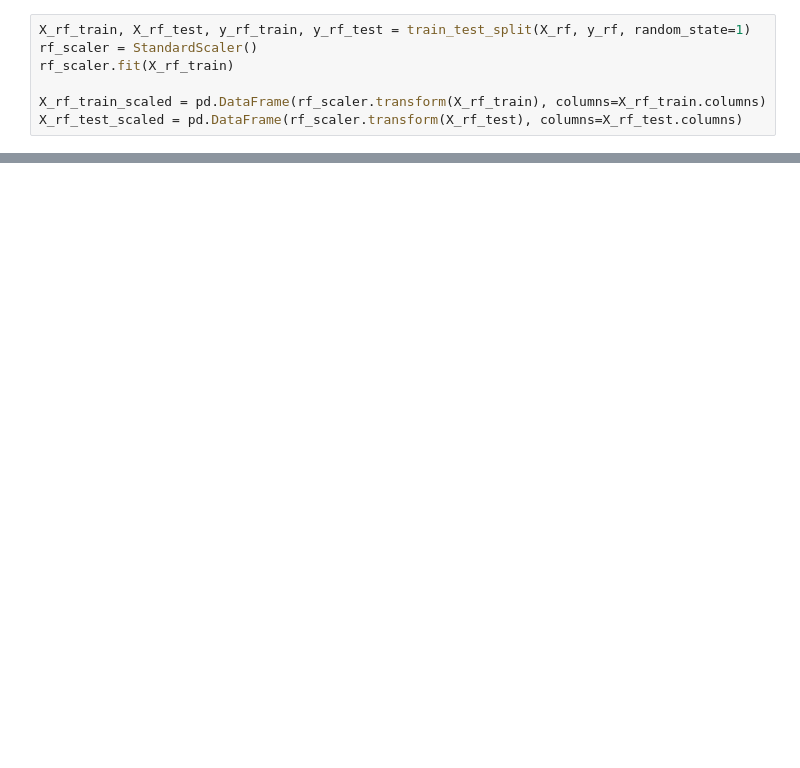
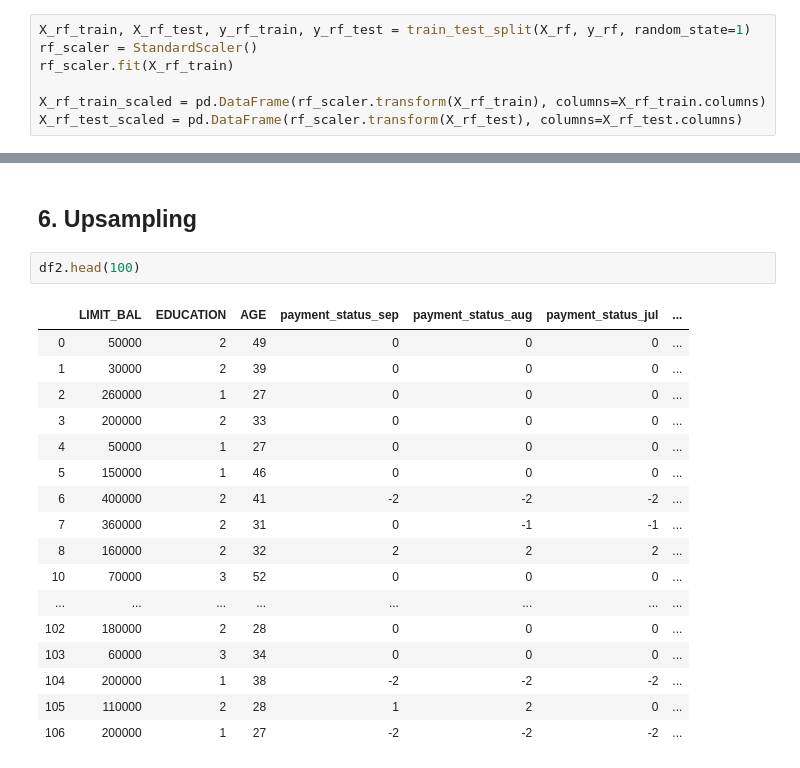
Before and after one commit to jmcneilkeller/Taiwanese_Credit_Card_Defaul, a Jupyter notebook: Taiwan_Repaired.ipynb, the cells around one changed output, grey strips where cells are left out. Cells and saved outputs as stored; diff of their text form; blank space fills up the shorter version.

```diff
--- a/Taiwan_Repaired.ipynb
+++ b/Taiwan_Repaired.ipynb
@@ -1201,0 +977,22 @@ F1 score:  0.465
+# %% [markdown]
+## 6. Upsampling
+# %%
+df2.head(100)
+# %% [output]
+|  | LIMIT_BAL | EDUCATION | AGE | payment_status_sep | payment_status_aug | payment_status_jul | ... |
+| 0 | 50000 | 2 | 49 | 0 | 0 | 0 | ... |
+| 1 | 30000 | 2 | 39 | 0 | 0 | 0 | ... |
+| 2 | 260000 | 1 | 27 | 0 | 0 | 0 | ... |
+| 3 | 200000 | 2 | 33 | 0 | 0 | 0 | ... |
+| 4 | 50000 | 1 | 27 | 0 | 0 | 0 | ... |
+| 5 | 150000 | 1 | 46 | 0 | 0 | 0 | ... |
+| 6 | 400000 | 2 | 41 | -2 | -2 | -2 | ... |
+| 7 | 360000 | 2 | 31 | 0 | -1 | -1 | ... |
+| 8 | 160000 | 2 | 32 | 2 | 2 | 2 | ... |
+| 10 | 70000 | 3 | 52 | 0 | 0 | 0 | ... |
+| ... | ... | ... | ... | ... | ... | ... | ... |
+| 102 | 180000 | 2 | 28 | 0 | 0 | 0 | ... |
+| 103 | 60000 | 3 | 34 | 0 | 0 | 0 | ... |
+| 104 | 200000 | 1 | 38 | -2 | -2 | -2 | ... |
+| 105 | 110000 | 2 | 28 | 1 | 2 | 0 | ... |
+| 106 | 200000 | 1 | 27 | -2 | -2 | -2 | ... |
```
Also changed, not shown: parts of 34 cells of this notebook.
